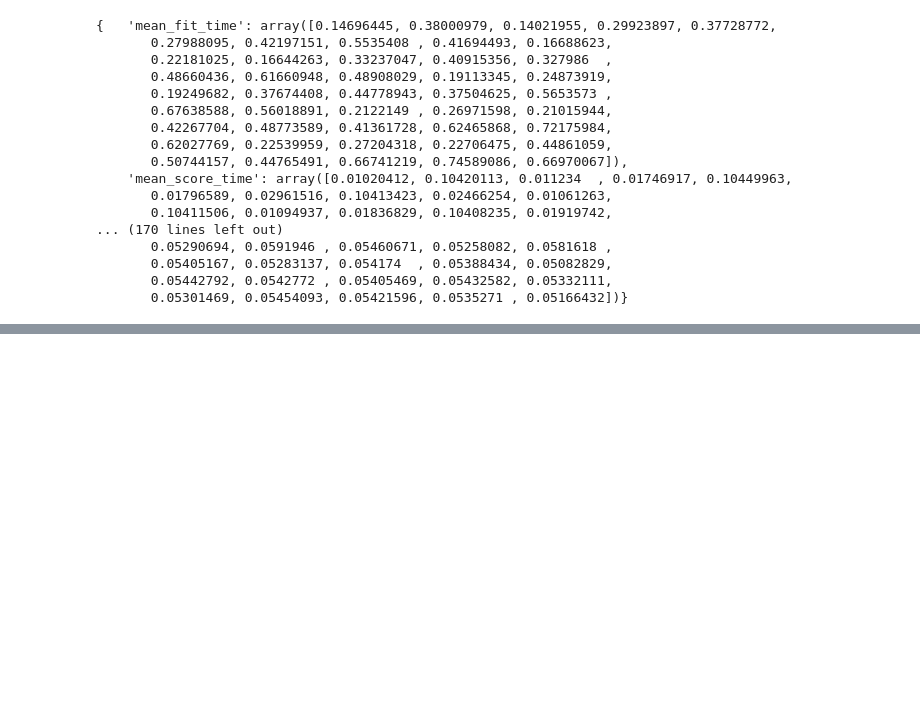
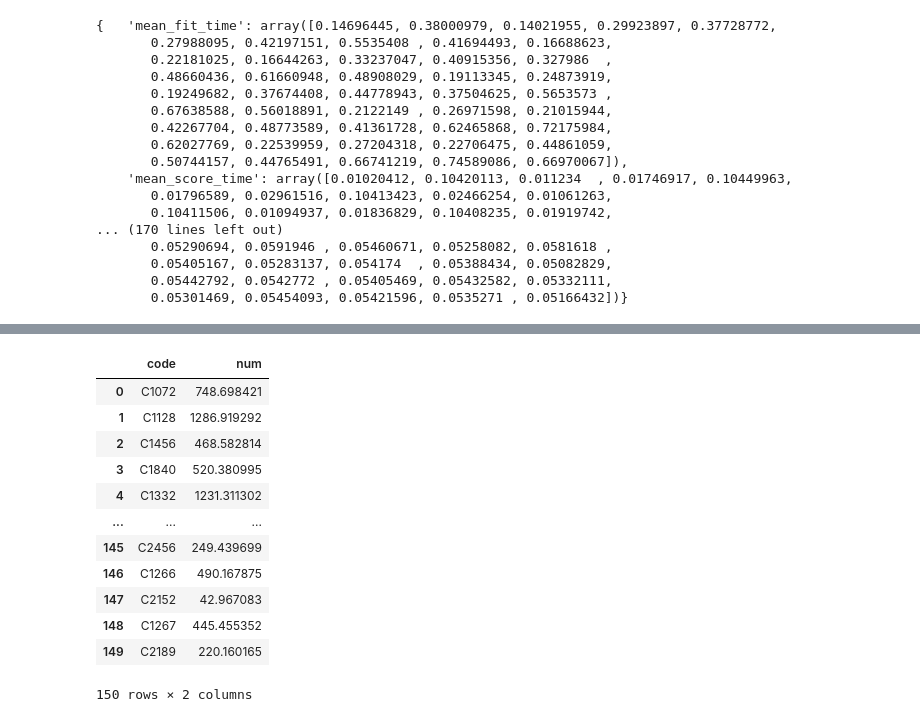
Before and after one commit to 1KimJiHyeon/parking_demand_forecast, a Jupyter notebook: 하이퍼파라미터튜닝_장환영_1202.ipynb, the cells around one changed output, grey strips where cells are left out. Saved outputs shown, nothing was run; the diff lists cells and outputs as text; code cells hidden in the pictures; blank space fills up the shorter version.

```diff
--- a/파라미터튜닝_장환영_1202.ipynb
+++ b/하이퍼파라미터튜닝_장환영_1202.ipynb
@@ -1133,0 +1142,6 @@ RandomForest Regression best_params: {'max_depth': 10, 'n_estimators': 100, 'n_j
+# %%
+rf_model = RandomForestRegressor(max_depth=10, n_estimators=100, n_jobs=None)
+rf_model.fit(X_train, y_train)
+
+pred = rf_model.predict(new_test)
+pred
@@ -1133,0 +1183,21 @@ RandomForest Regression best_params: {'max_depth': 10, 'n_estimators': 100, 'n_j
+# %%
+submission = pd.DataFrame({
+    'code': answer_sheet['code'],
+    'num': pred
+})
+
+submission
+# %% [output]
+|  | code | num |
+| 0 | C1072 | 748.698421 |
+| 1 | C1128 | 1286.919292 |
+| 2 | C1456 | 468.582814 |
+| 3 | C1840 | 520.380995 |
+| 4 | C1332 | 1231.311302 |
+| ... | ... | ... |
+| 145 | C2456 | 249.439699 |
+| 146 | C1266 | 490.167875 |
+| 147 | C2152 | 42.967083 |
+| 148 | C1267 | 445.455352 |
+| 149 | C2189 | 220.160165 |
+150 rows × 2 columns
```
Also changed, not shown: parts of 6 cells of this notebook, 1 other file.
